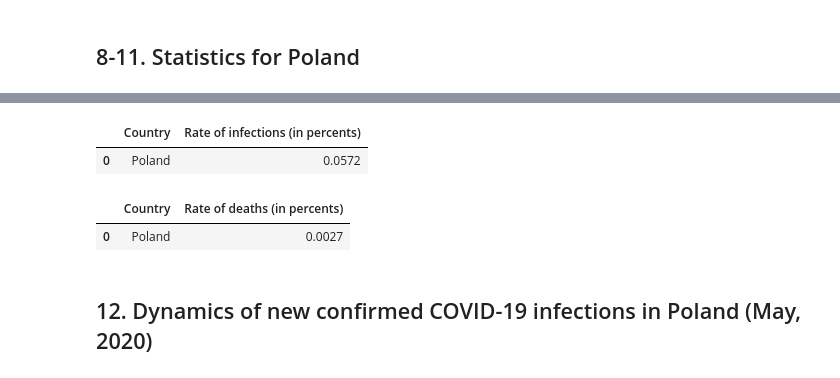
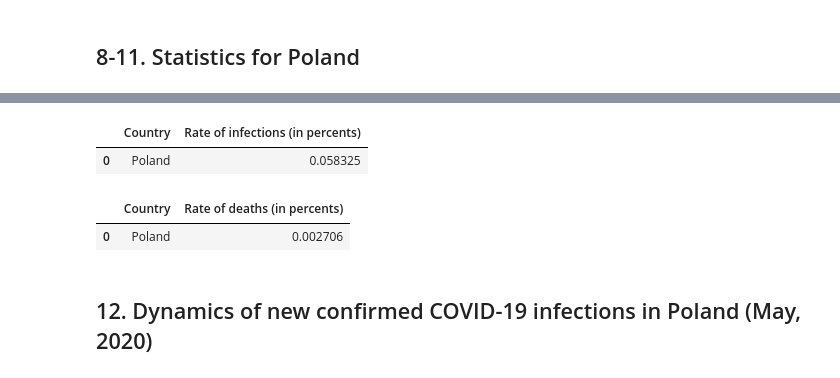
Before and after one commit to arturplath/BRiS_Project, a Jupyter notebook: BRiS.ipynb, the cells around one changed output, grey strips where cells are left out. Drawn from its saved outputs; the diff is of its cells as text; code cells hidden in the pictures.

```diff
--- a/BRiS.ipynb
+++ b/BRiS.ipynb
@@ -221,15 +225,15 @@ df
 # %%
-df = pd.read_sql("SELECT m.location AS Country, sum(new_cases) / p.citizens * 100 AS 'Rate of infections (in percents)' FROM metrics m, population p WHERE m.location=p.location AND m.location='Poland' GROUP BY m.location, p.citizens",con =engine)
+df = pd.read_sql("SELECT m.location AS Country, sum(new_cases) / p.population * 100 AS 'Rate of infections (in percents)' FROM metrics m, population p WHERE m.location=p.location AND m.location='Poland' GROUP BY m.location, p.population",con =engine)
 df
 # %% [output]
 |  | Country | Rate of infections (in percents) |
-| 0 | Poland | 0.0572 |
+| 0 | Poland | 0.058325 |
 # %%
-df = pd.read_sql("SELECT m.location AS Country, sum(new_deaths) / p.citizens * 100 AS 'Rate of deaths (in percents)' FROM metrics m, population p WHERE m.location=p.location AND m.location='Poland' GROUP BY m.location, p.citizens",con =engine)
+df = pd.read_sql("SELECT m.location AS Country, sum(new_deaths) / p.population * 100 AS 'Rate of deaths (in percents)' FROM metrics m, population p WHERE m.location=p.location AND m.location='Poland' GROUP BY m.location, p.population",con =engine)
 df
 # %% [output]
 |  | Country | Rate of deaths (in percents) |
-| 0 | Poland | 0.0027 |
+| 0 | Poland | 0.002706 |
 # %% [markdown]
 ## 12. Dynamics of new confirmed COVID-19 infections in Poland (May, 2020)
 # %%
```
Also changed, not shown: parts of 10 cells of this notebook.
